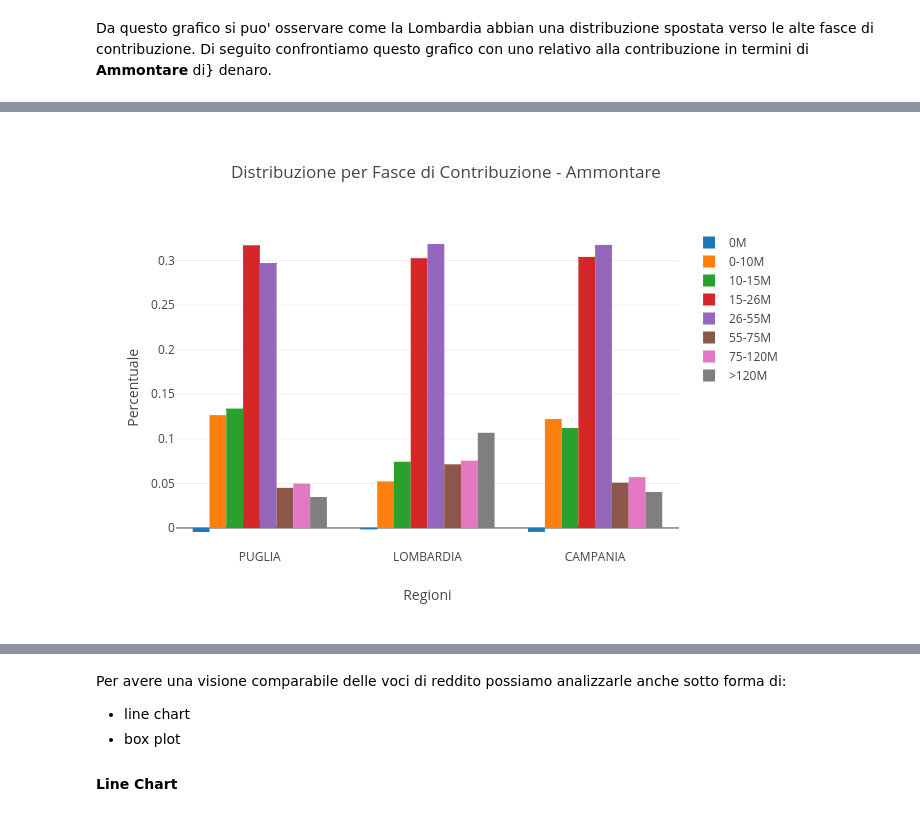
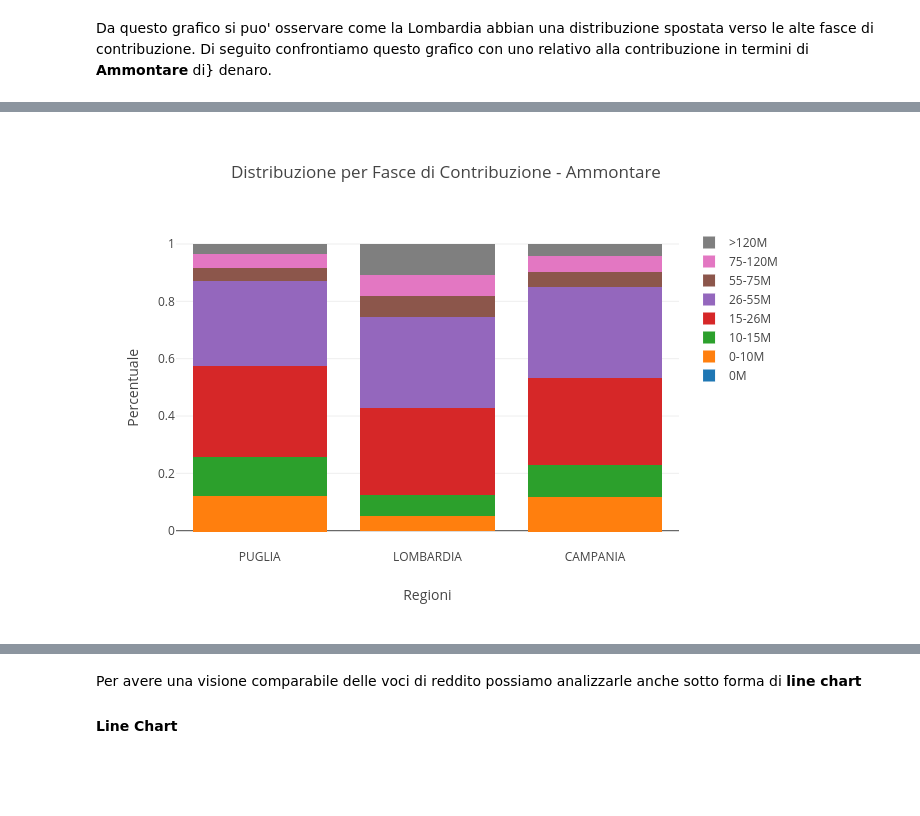
Before and after one commit to teamdigitale/daf-data-science, a Jupyter notebook: opencivitas/analisi riscossione tributi.ipynb, the cells around one changed output, grey strips where cells are left out. Drawn from its saved outputs; the diff is of its cells as text; code cells hidden in the pictures; blank space fills up the shorter version.

```diff
--- a/opencivitas/analisi riscossione tributi.ipynb
+++ b/opencivitas/analisi riscossione tributi.ipynb
@@ -329,35 +330,36 @@ for x,y,name in ammontare_reddito_scaglioni:
     )
     data_ammontare.append(bar)
 
 layout = go.Layout(
     title='Distribuzione per Fasce di Contribuzione - Ammontare',
     xaxis=dict(
         title='Regioni',
     ),
     yaxis=dict(
         title='Percentuale',
-    )
+    ),
+    barmode='stack'
 )
 
 fig = go.Figure(layout=layout, data=data_ammontare)
 py.iplot(fig)
 
 fig_path = 'imgs/percentuale_contribuenti_reddito_ammontare.png'
 py_on.image.save_as(fig, filename=fig_path)
 x = Image(fig_path)
 display(x)
 
 
 # figs = tools.make_subplots(rows=1, cols=2, shared_xaxes=True, shared_yaxes=True)
 # for d in data_frequenza:
 #     figs.append_trace(d,1,1)
 # for d in data_ammontare:
 #     figs.append_trace(d,1,2)
 
 # py.iplot(figs)
 # %% [output]
 [interactive output not drawn]
-[figure, old version]
+[figure, new version]
 # %%
 ammontare_redditi_percentuale
 # %% [output]
@@ -367,9 +369,7 @@ ammontare_redditi_percentuale
 | 2 | CAMPANIA | -0.004377 | 0.122194 | 0.112185 | 0.304152 | ... |
 # %% [markdown]
 
-Per avere una visione comparabile delle voci di reddito possiamo analizzarle anche sotto forma di:
-- line chart
-- box plot
+Per avere una visione comparabile delle voci di reddito possiamo analizzarle anche sotto forma di **line chart**
 
 #### Line Chart
 # %%
```
Also changed, not shown: parts of 13 cells of this notebook, 2 other files.
